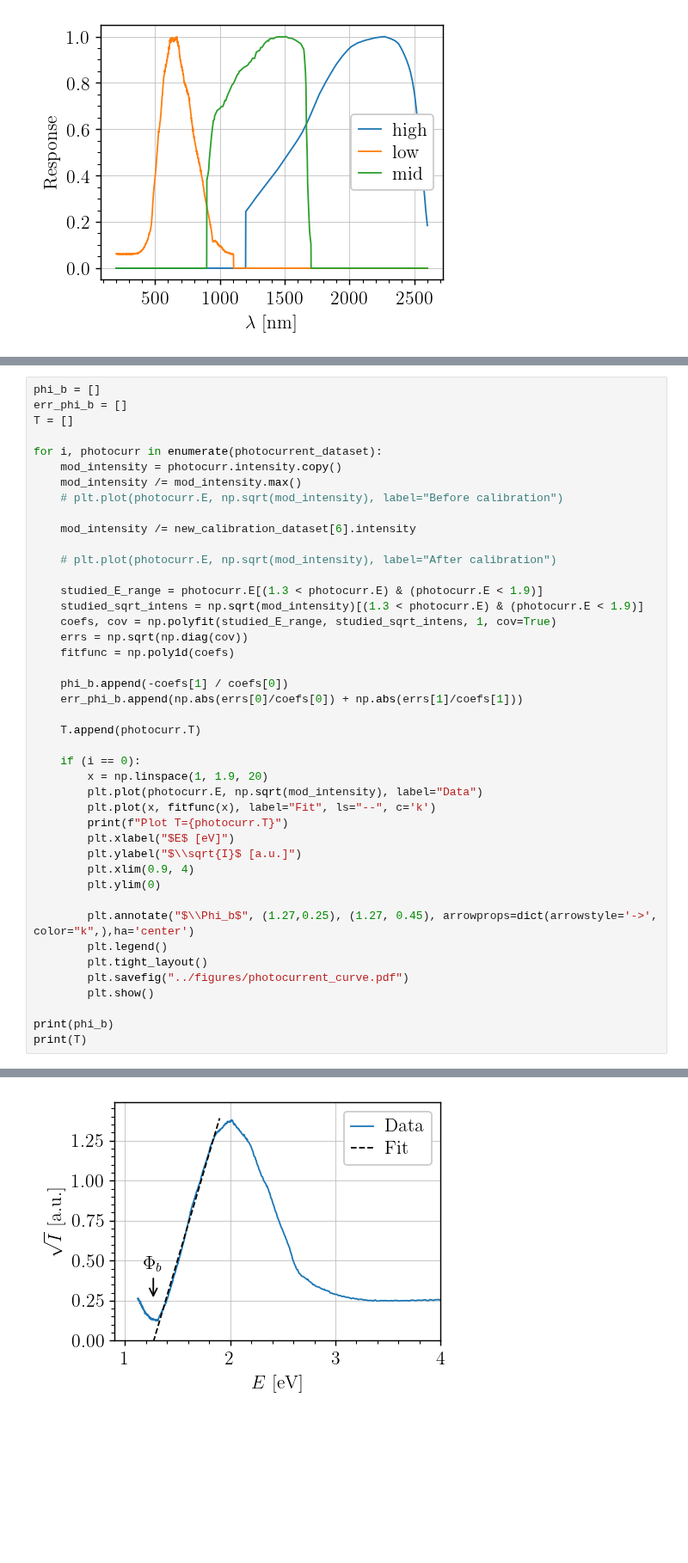
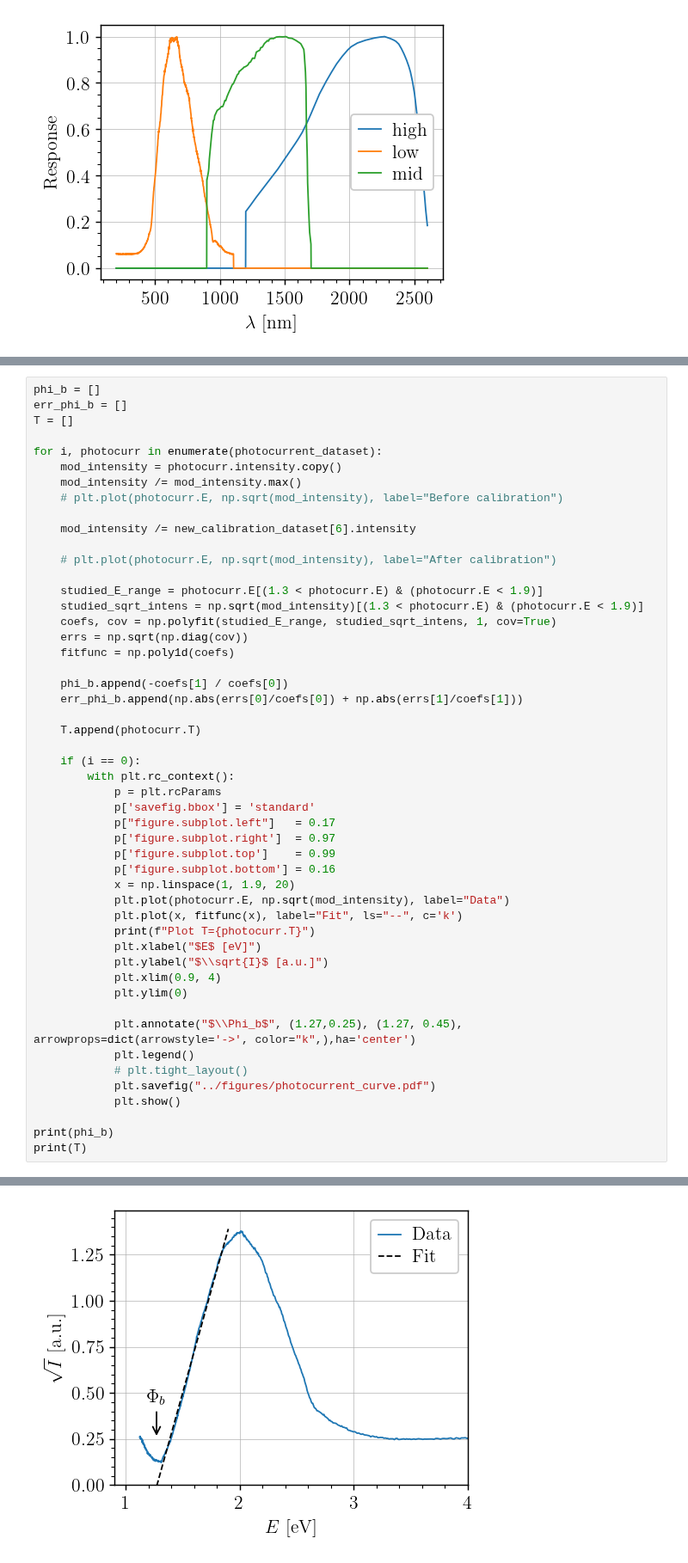
Before and after one commit to TomVdt/TPIII, a Jupyter notebook: 06-photoemission-interne/analyse/exp2_calibration.ipynb, the cells around one changed output, grey strips where cells are left out. Shown at 86% size. Cells and saved outputs as stored; diff of their text form; blank space fills up the shorter version.

Commit message:
figure layout and corrections

```diff
--- a/06-photoemission-interne/analyse/exp2_calibration.ipynb
+++ b/06-photoemission-interne/analyse/exp2_calibration.ipynb
@@ -84,44 +81,51 @@ phi_b = []
 err_phi_b = []
 T = []
 
 for i, photocurr in enumerate(photocurrent_dataset):
     mod_intensity = photocurr.intensity.copy()
     mod_intensity /= mod_intensity.max()
     # plt.plot(photocurr.E, np.sqrt(mod_intensity), label="Before calibration")
 
     mod_intensity /= new_calibration_dataset[6].intensity
 
     # plt.plot(photocurr.E, np.sqrt(mod_intensity), label="After calibration")
 
     studied_E_range = photocurr.E[(1.3 < photocurr.E) & (photocurr.E < 1.9)]
     studied_sqrt_intens = np.sqrt(mod_intensity)[(1.3 < photocurr.E) & (photocurr.E < 1.9)]
     coefs, cov = np.polyfit(studied_E_range, studied_sqrt_intens, 1, cov=True)
     errs = np.sqrt(np.diag(cov))
     fitfunc = np.poly1d(coefs)
 
     phi_b.append(-coefs[1] / coefs[0])
     err_phi_b.append(np.abs(errs[0]/coefs[0]) + np.abs(errs[1]/coefs[1]))
 
     T.append(photocurr.T)
 
     if (i == 0):
-        x = np.linspace(1, 1.9, 20)
-        plt.plot(photocurr.E, np.sqrt(mod_intensity), label="Data")
-        plt.plot(x, fitfunc(x), label="Fit", ls="--", c='k')
-        print(f"Plot T={photocurr.T}")
-        plt.xlabel("$E$ [eV]")
-        plt.ylabel("$\\sqrt{I}$ [a.u.]")
-        plt.xlim(0.9, 4)
-        plt.ylim(0)
+        with plt.rc_context():
+            p = plt.rcParams
+            p['savefig.bbox'] = 'standard'
+            p["figure.subplot.left"]   = 0.17
+            p['figure.subplot.right']  = 0.97
+            p['figure.subplot.top']    = 0.99
+            p['figure.subplot.bottom'] = 0.16
+            x = np.linspace(1, 1.9, 20)
+            plt.plot(photocurr.E, np.sqrt(mod_intensity), label="Data")
+            plt.plot(x, fitfunc(x), label="Fit", ls="--", c='k')
+            print(f"Plot T={photocurr.T}")
+            plt.xlabel("$E$ [eV]")
+            plt.ylabel("$\\sqrt{I}$ [a.u.]")
+            plt.xlim(0.9, 4)
+            plt.ylim(0)
 
-        plt.annotate("$\\Phi_b$", (1.27,0.25), (1.27, 0.45), arrowprops=dict(arrowstyle='->', color="k",),ha='center')
-        plt.legend()
-        plt.tight_layout()
-        plt.savefig("../figures/photocurrent_curve.pdf")
-        plt.show()
+            plt.annotate("$\\Phi_b$", (1.27,0.25), (1.27, 0.45), arrowprops=dict(arrowstyle='->', color="k",),ha='center')
+            plt.legend()
+            # plt.tight_layout()
+            plt.savefig("../figures/photocurrent_curve.pdf")
+            plt.show()
 
 print(phi_b)
 print(T)
 # %% [output]
 Plot T=100
-[figure, old version]
+[figure, new version]
```
Also changed, not shown: parts of 3 cells of this notebook, 4 other files.
